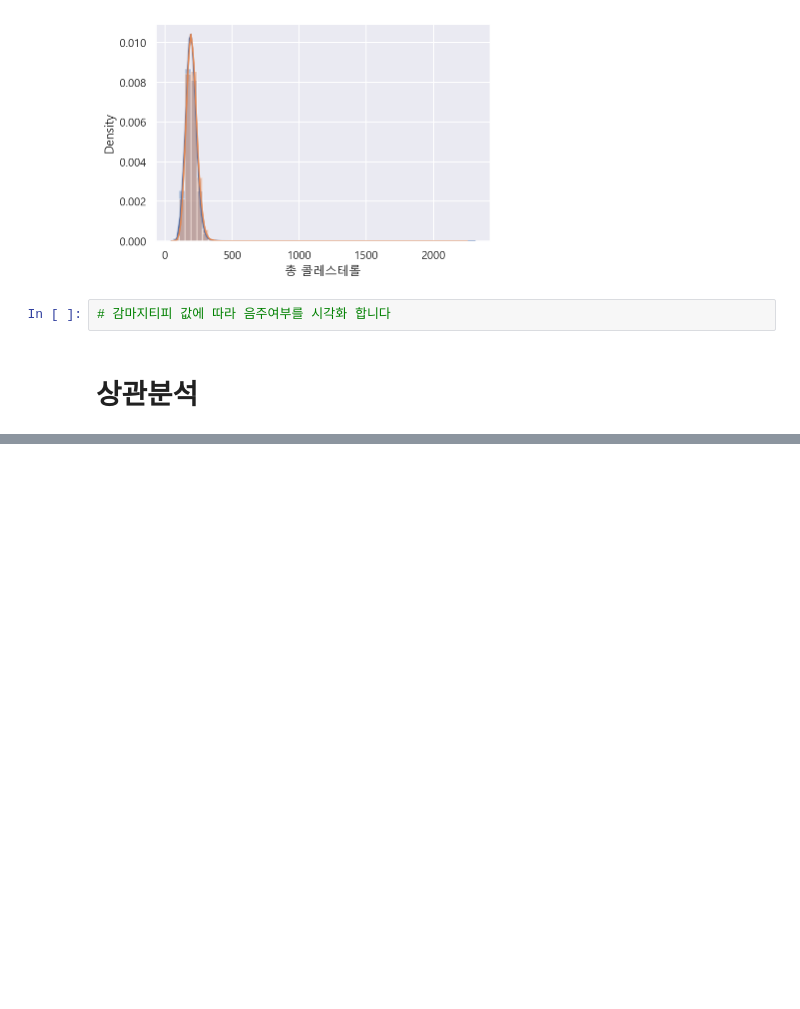
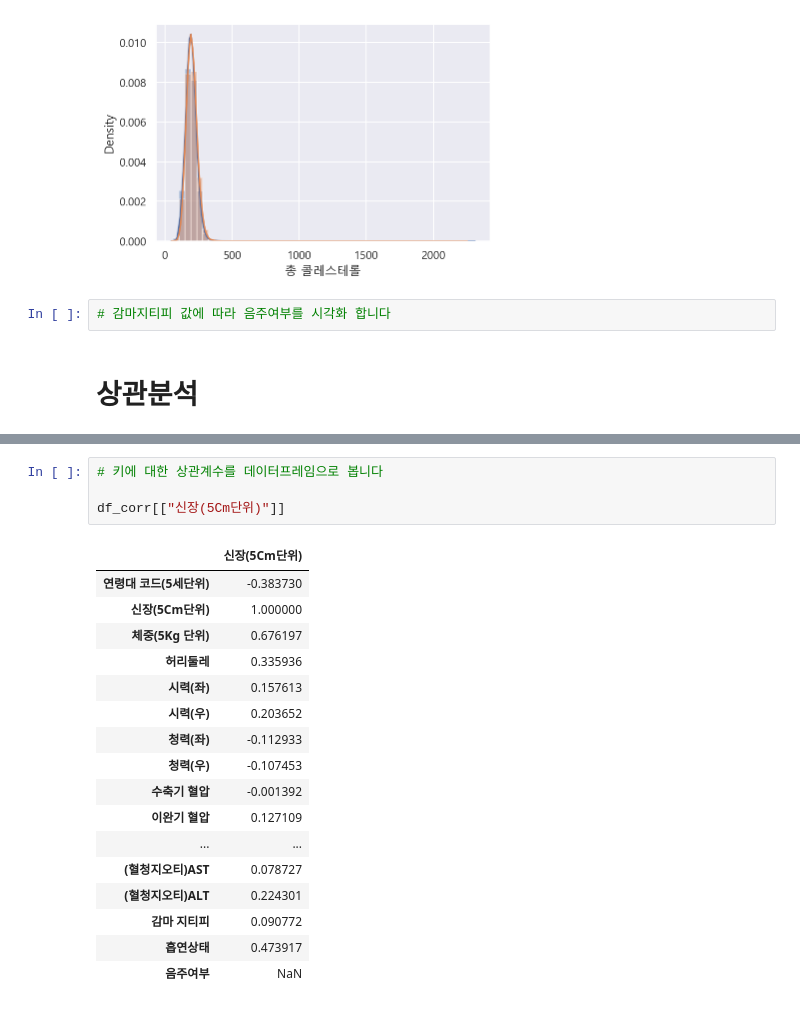
Before and after one commit to tree698/Data_Analysis, a Jupyter notebook: 1. Health Check/Health Check.ipynb, the cells around one changed output, grey strips where cells are left out. Cells and saved outputs as stored; diff of their text form; blank space fills up the shorter version.

```diff
--- a/1. Health Check/Health Check.ipynb
+++ b/1. Health Check/Health Check.ipynb
@@ -888,0 +973,22 @@ sns.distplot(df.loc[df["총 콜레스테롤"].notnull() & df["성별코드"]==0,
+# %%
+# 키에 대한 상관계수를 데이터프레임으로 봅니다
+
+df_corr[["신장(5Cm단위)"]]
+# %% [output]
+|  | 신장(5Cm단위) |
+| 연령대 코드(5세단위) | -0.383730 |
+| 신장(5Cm단위) | 1.000000 |
+| 체중(5Kg 단위) | 0.676197 |
+| 허리둘레 | 0.335936 |
+| 시력(좌) | 0.157613 |
+| 시력(우) | 0.203652 |
+| 청력(좌) | -0.112933 |
+| 청력(우) | -0.107453 |
+| 수축기 혈압 | -0.001392 |
+| 이완기 혈압 | 0.127109 |
+| ... | ... |
+| (혈청지오티)AST | 0.078727 |
+| (혈청지오티)ALT | 0.224301 |
+| 감마 지티피 | 0.090772 |
+| 흡연상태 | 0.473917 |
+| 음주여부 | NaN |
```
Also changed, not shown: parts of 15 cells of this notebook.
